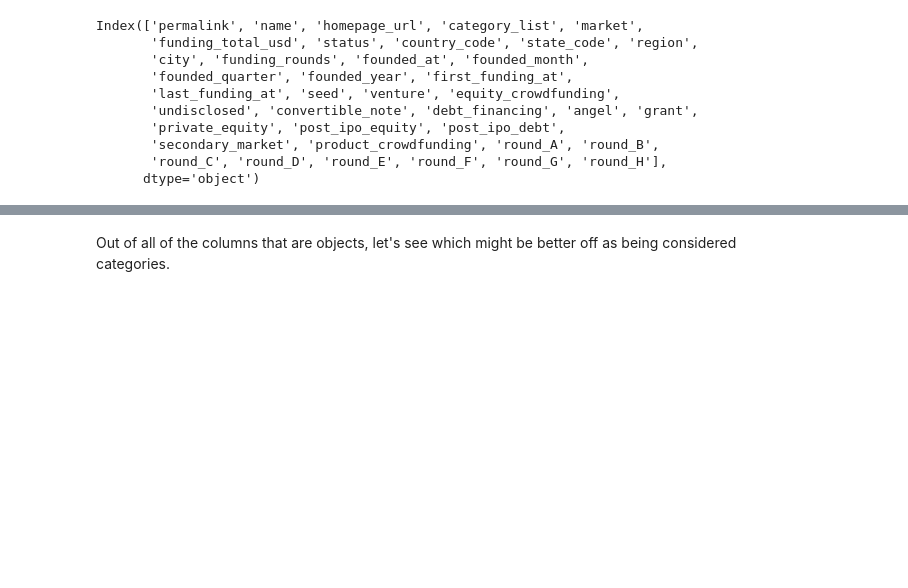
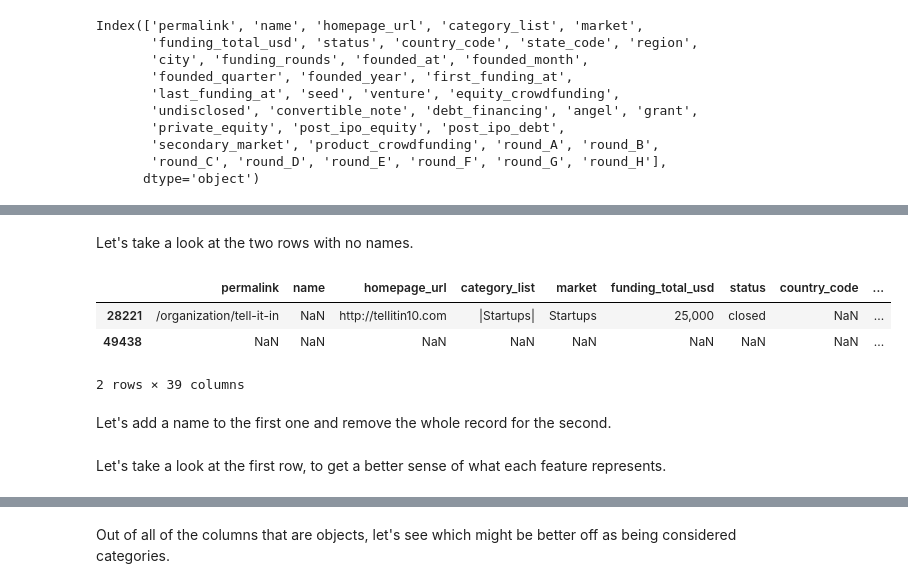
Before and after one commit to clamytoe/investments-vc, a Jupyter notebook: MartinUribe_InvestmentsVC_Capstone.ipynb, the cells around one changed output, grey strips where cells are left out. Saved outputs shown, nothing was run; the diff lists cells and outputs as text; code cells hidden in the pictures; blank space fills up the shorter version.

```diff
--- a/MartinUribe_InvestmentsVC_Capstone.ipynb
+++ b/MartinUribe_InvestmentsVC_Capstone.ipynb
@@ -28,0 +55,3 @@ Let's explore the data and see what we are dealing with.
+# %%
+df.drop_duplicates(inplace=True)
+df.shape
@@ -57,0 +119,11 @@ Index(['permalink', 'name', 'homepage_url', 'category_list', 'market',
+# %% [markdown]
+Let's take a look at the two rows with no names.
+# %%
+df.loc[df['name'].isnull()]
+# %% [output]
+|  | permalink | name | homepage_url | category_list | market | funding_total_usd | status | country_code | ... |
+| 28221 | /organization/tell-it-in | NaN | http://tellitin10.com | |Startups| | Startups | 25,000 | closed | NaN | ... |
+| 49438 | NaN | NaN | NaN | NaN | NaN | NaN | NaN | NaN | ... |
+2 rows × 39 columns
+# %% [markdown]
+Let's add a name to the first one and remove the whole record for the second.
@@ -57,0 +133,2 @@ Index(['permalink', 'name', 'homepage_url', 'category_list', 'market',
+# %% [markdown]
+Let's take a look at the first row, to get a better sense of what each feature represents.
```
Also changed, not shown: parts of 36 cells of this notebook.
